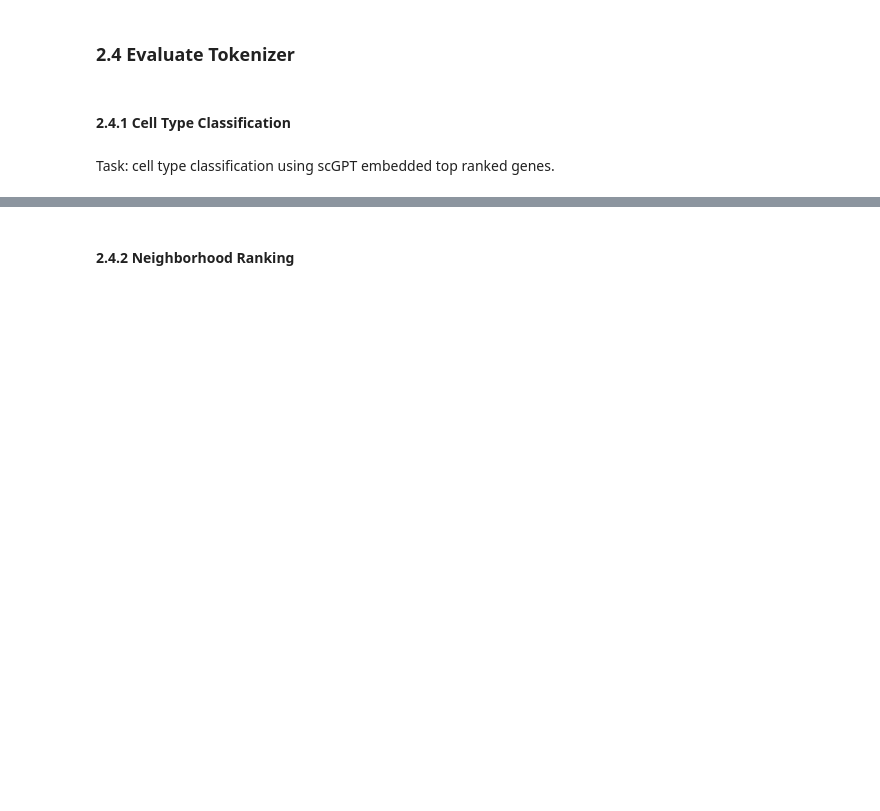
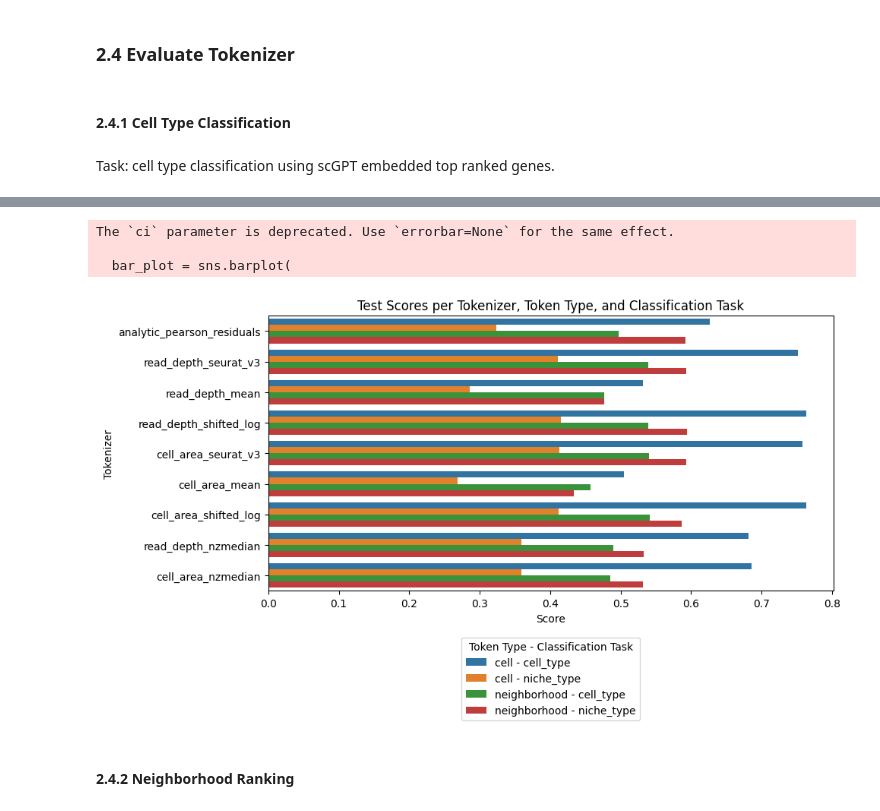
Before and after one commit to Lotfollahi-lab/terra-reproducibility, a Jupyter notebook: notebooks/tokenization.ipynb, the cells around one changed output, grey strips where cells are left out. Saved outputs shown, nothing was run; the diff lists cells and outputs as text; code cells hidden in the pictures; blank space fills up the shorter version.

```diff
--- a/notebooks/tokenization.ipynb
+++ b/notebooks/tokenization.ipynb
@@ -453,3 +616,34 @@ encoded_dataset["input_tokens"][0]
+# %%
+# Initialize the matplotlib figure
+plt.figure(figsize=(10, 6))
+
+# Create a horizontal bar plot with hue representing a combination of token_type and clf_task
+bar_plot = sns.barplot(
+    data=test_df,
+    y='tokenizer',  # Set tokenizer as the main categorical variable for the y-axis
+    x='score',      # Set score as the numerical value for the x-axis
+    hue=test_df['token_type'] + ' - ' + test_df['clf_task'],
+    ci=None
+)
+
+# Customizations
+plt.ylabel('Tokenizer')  # Now labeling the y-axis as 'Tokenizer'
+plt.xlabel('Score')      # Now labeling the x-axis as 'Score'
+plt.title('Test Scores per Tokenizer, Token Type, and Classification Task')
+
+# Adjusting legend
+plt.legend(title='Token Type - Classification Task', loc='upper center', bbox_to_anchor=(0.5, -0.15), ncol=1)
+
+# Tight layout for better spacing
+plt.tight_layout()
+
+# Show the plot
+plt.show()
+# %% [output]
+The `ci` parameter is deprecated. Use `errorbar=None` for the same effect.
+
+  bar_plot = sns.barplot(
+[figure, added]
 # %% [markdown]
 #### 2.4.2 Neighborhood Ranking
 # %%
```
Also changed, not shown: parts of 45 cells of this notebook, 2 other files.
